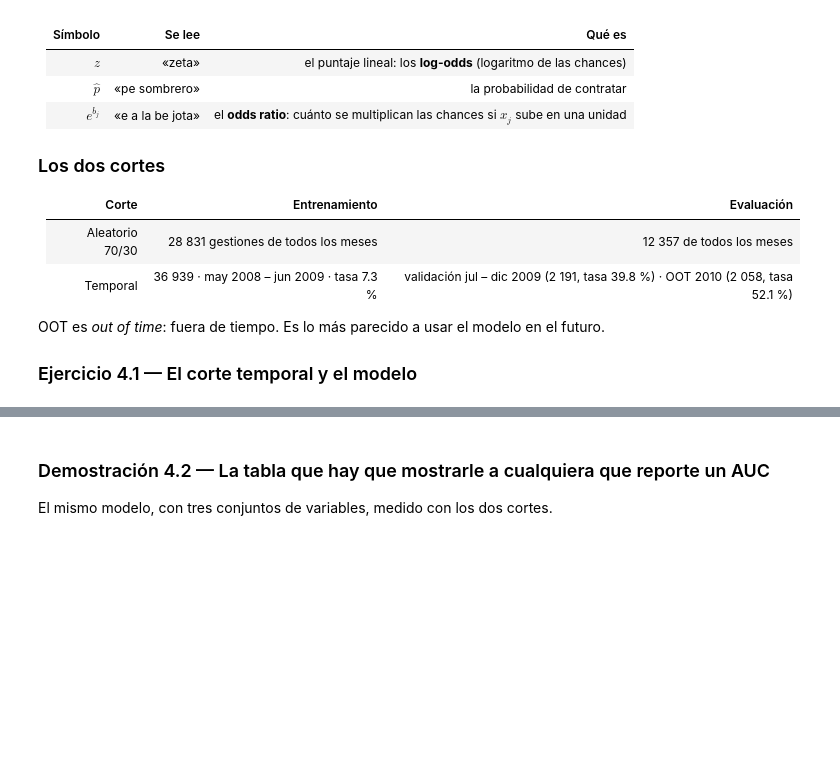
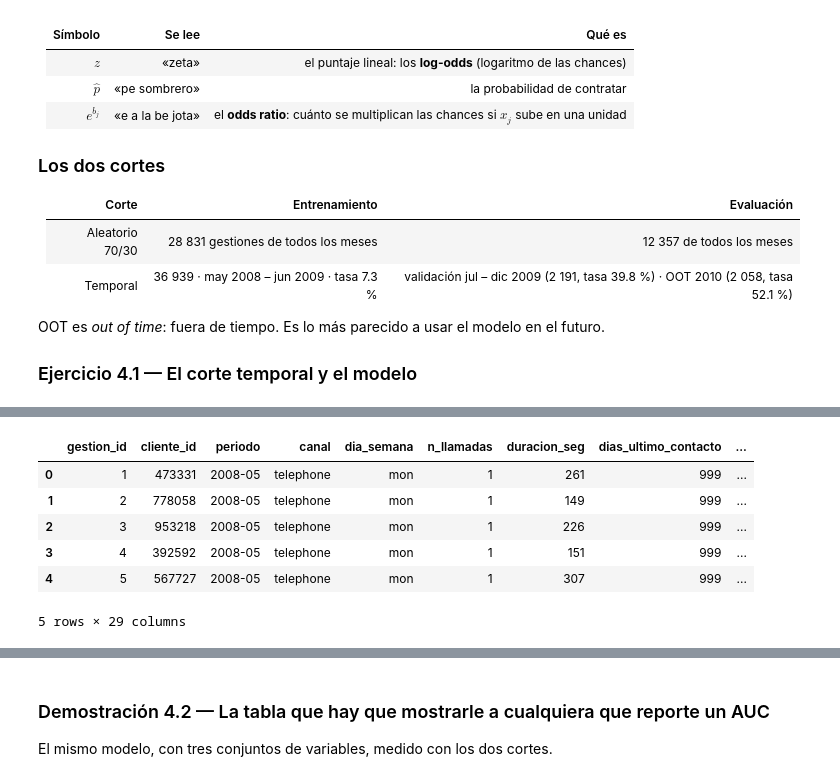
Before and after one commit to josefrodrim/Super_ML_course, a Jupyter notebook: Clase_6/Notebooks/Clase06_Logistica_Campana_SOLUCION.ipynb, the cells around one changed output, grey strips where cells are left out. Drawn from its saved outputs; the diff is of its cells as text; code cells hidden in the pictures; blank space fills up the shorter version.

```diff
--- a/Clase_6/Notebooks/Clase06_Logistica_Campana_SOLUCION.ipynb
+++ b/Clase_6/Notebooks/Clase06_Logistica_Campana_SOLUCION.ipynb
@@ -355,3 +461,14 @@ print(f"\nAUC en validación {auc_val:.3f} · AUC en OOT {auc_oot:.3f}")
+# %%
+
+datos.head()
+# %% [output]
+|  | gestion_id | cliente_id | periodo | canal | dia_semana | n_llamadas | duracion_seg | dias_ultimo_contacto | ... |
+| 0 | 1 | 473331 | 2008-05 | telephone | mon | 1 | 261 | 999 | ... |
+| 1 | 2 | 778058 | 2008-05 | telephone | mon | 1 | 149 | 999 | ... |
+| 2 | 3 | 953218 | 2008-05 | telephone | mon | 1 | 226 | 999 | ... |
+| 3 | 4 | 392592 | 2008-05 | telephone | mon | 1 | 151 | 999 | ... |
+| 4 | 5 | 567727 | 2008-05 | telephone | mon | 1 | 307 | 999 | ... |
+5 rows × 29 columns
 # %%
 # ── VERIFICACIÓN 4.1 ─────────────────────────────────────────────────────
 r = [check("gestiones de entrenamiento", None if ent is None else len(ent), 36939, tol=0),
```
Also changed, not shown: parts of 21 cells of this notebook, 4 other files.
